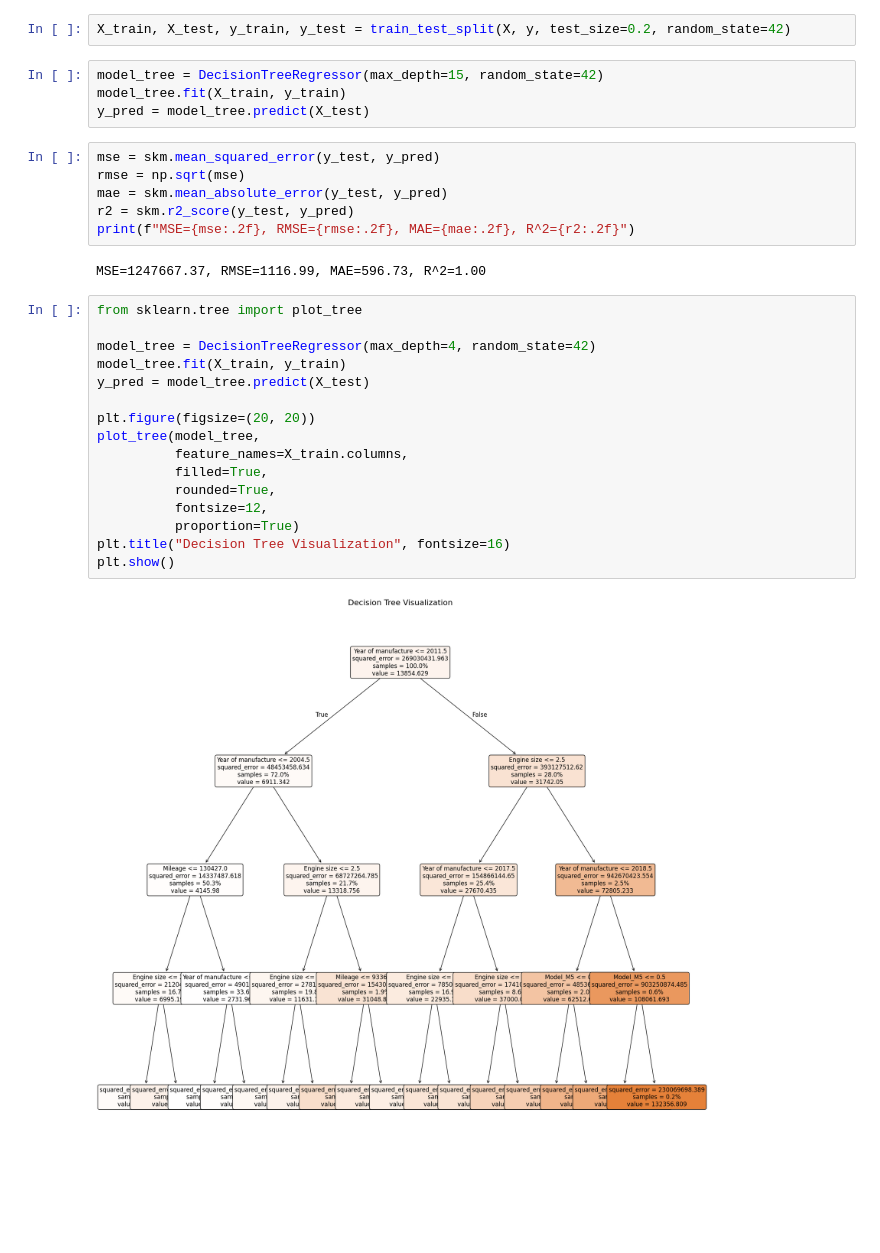
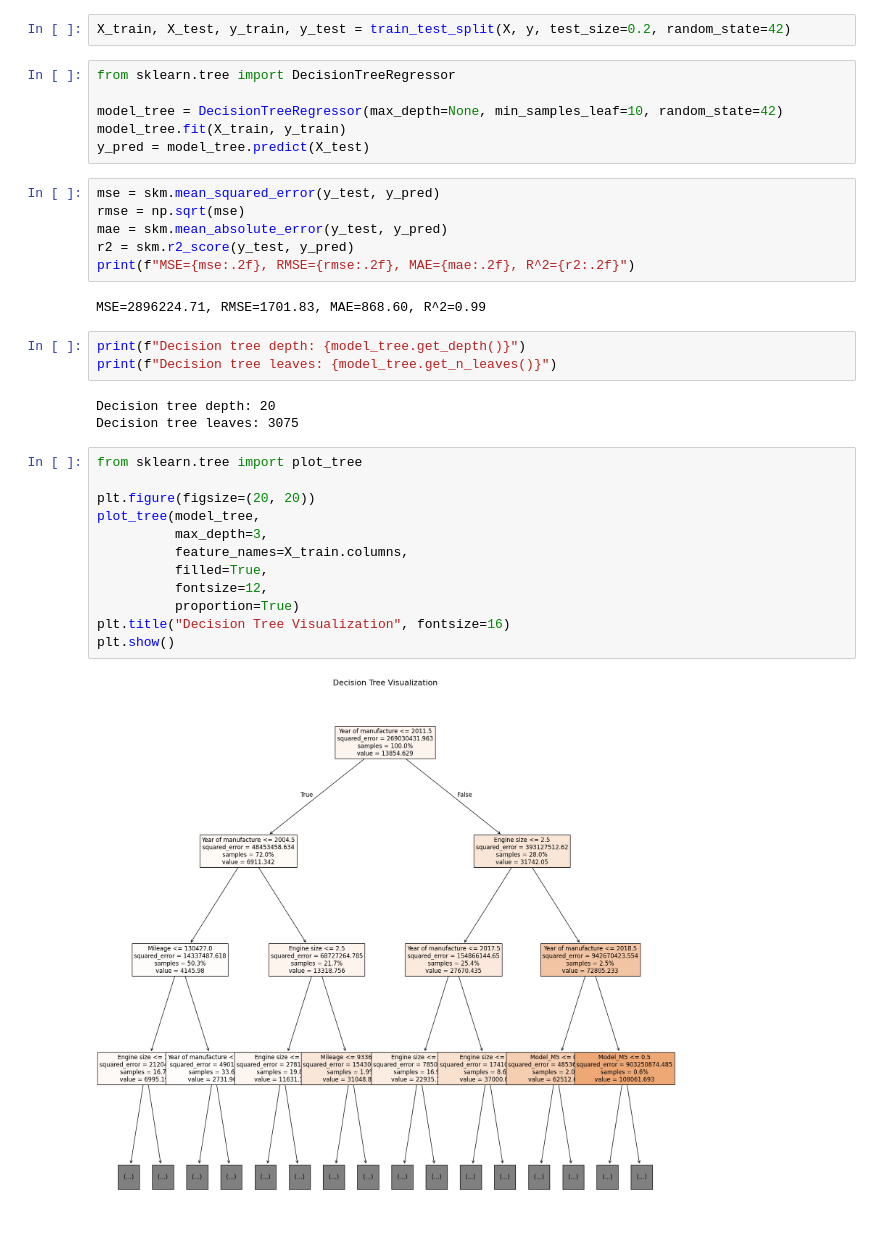
Before and after one commit to kyon4ik/car_price_prediction, a Jupyter notebook: model.ipynb, the cells around one changed output. Drawn from its saved outputs; the diff is of its cells as text; blank space fills up the shorter version.

```diff
--- a/model.ipynb
+++ b/model.ipynb
@@ -243,7 +266,9 @@ from sklearn.tree import DecisionTreeRegressor
 # %%
 X_train, X_test, y_train, y_test = train_test_split(X, y, test_size=0.2, random_state=42)
 # %%
-model_tree = DecisionTreeRegressor(max_depth=15, random_state=42)
+from sklearn.tree import DecisionTreeRegressor
+
+model_tree = DecisionTreeRegressor(max_depth=None, min_samples_leaf=10, random_state=42)
 model_tree.fit(X_train, y_train)
 y_pred = model_tree.predict(X_test)
 # %%
@@ -253,22 +278,24 @@ mae = skm.mean_absolute_error(y_test, y_pred)
 r2 = skm.r2_score(y_test, y_pred)
 print(f"MSE={mse:.2f}, RMSE={rmse:.2f}, MAE={mae:.2f}, R^2={r2:.2f}")
 # %% [output]
-MSE=1247667.37, RMSE=1116.99, MAE=596.73, R^2=1.00
+MSE=2896224.71, RMSE=1701.83, MAE=868.60, R^2=0.99
+# %%
+print(f"Decision tree depth: {model_tree.get_depth()}")
+print(f"Decision tree leaves: {model_tree.get_n_leaves()}")
+# %% [output]
+Decision tree depth: 20
+Decision tree leaves: 3075
 # %%
 from sklearn.tree import plot_tree
 
-model_tree = DecisionTreeRegressor(max_depth=4, random_state=42)
-model_tree.fit(X_train, y_train)
-y_pred = model_tree.predict(X_test)
-
 plt.figure(figsize=(20, 20))
 plot_tree(model_tree,
+          max_depth=3,
           feature_names=X_train.columns,
           filled=True,
-          rounded=True,
           fontsize=12,
           proportion=True)
 plt.title("Decision Tree Visualization", fontsize=16)
 plt.show()
 # %% [output]
-[figure, old version]
+[figure, new version]
```
Also changed, not shown: parts of 8 cells of this notebook.
